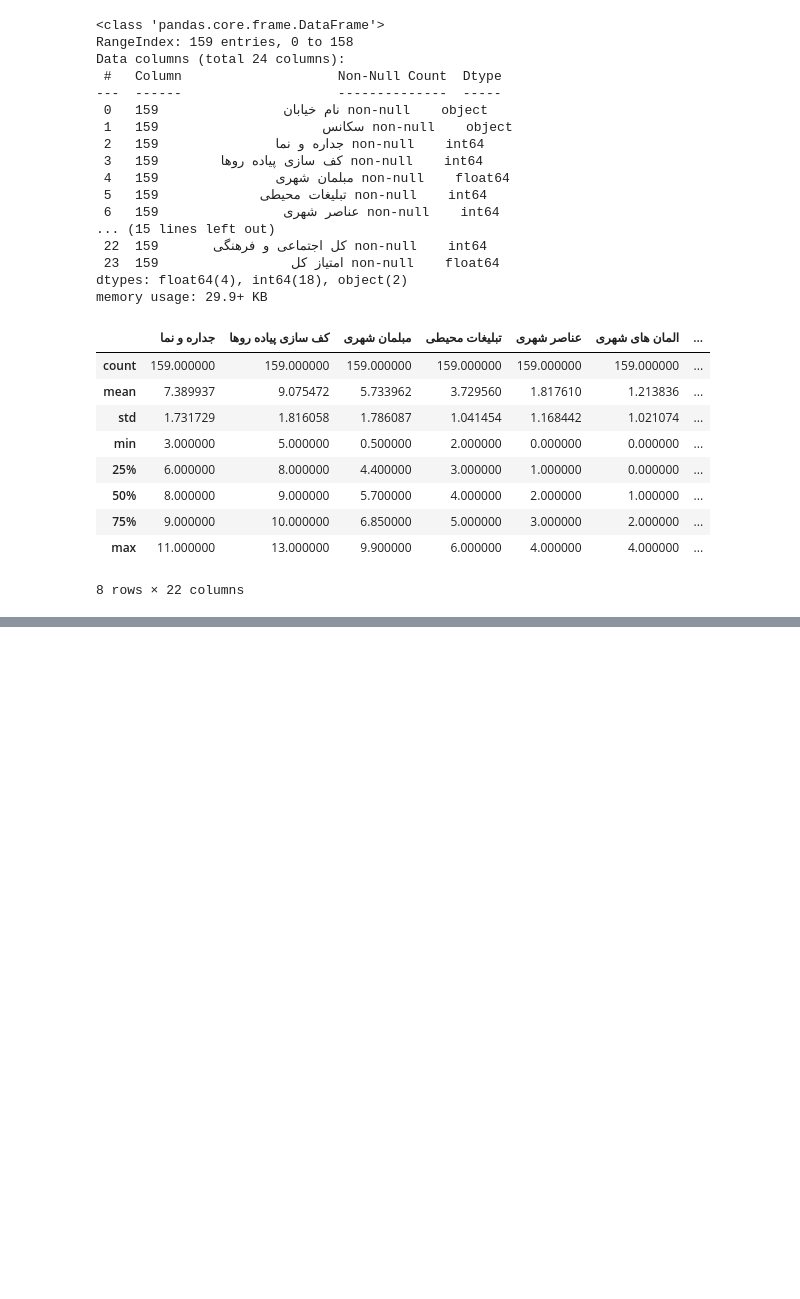
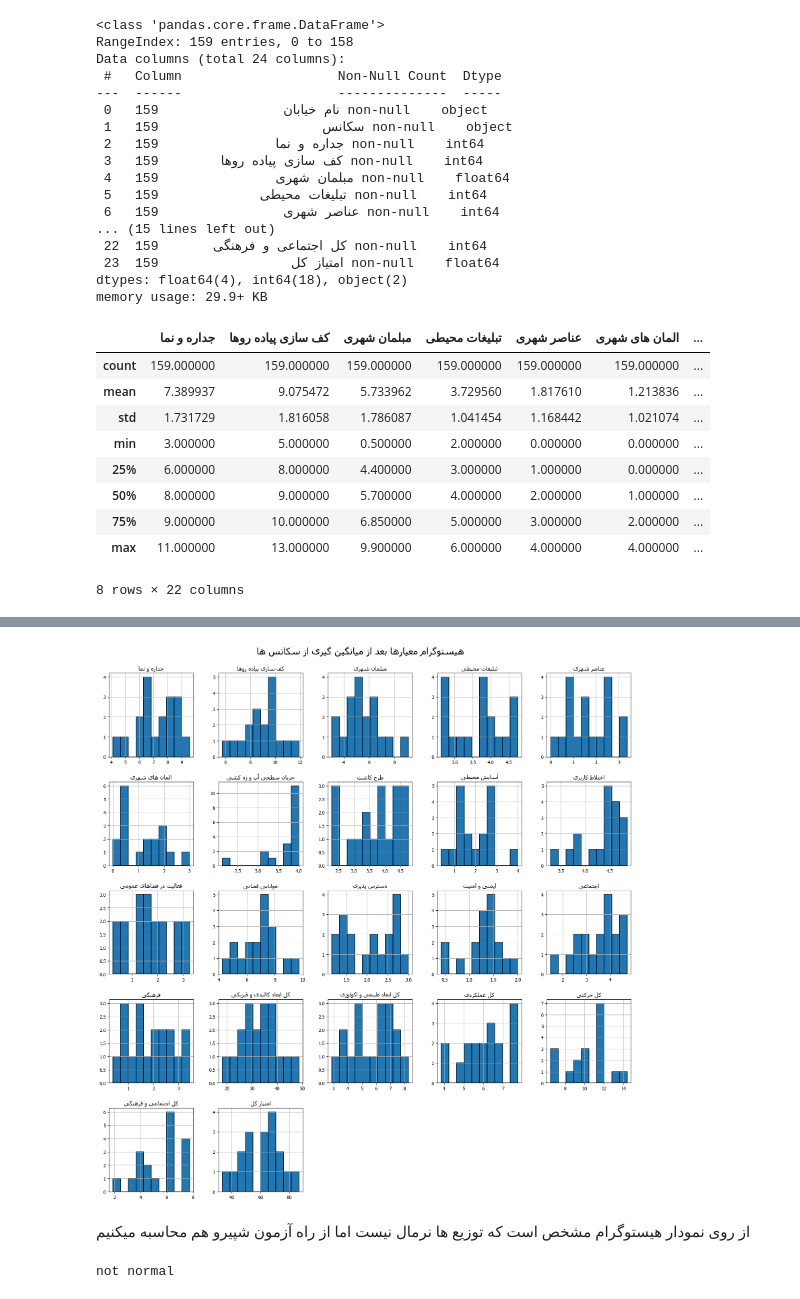
Before and after one commit to AlmaRadman/shiraz-data-analytics-project, a Jupyter notebook: code.ipynb, the cells around one changed output, grey strips where cells are left out. Saved outputs shown, nothing was run; the diff lists cells and outputs as text; code cells hidden in the pictures; blank space fills up the shorter version.

```diff
--- a/code.ipynb
+++ b/code.ipynb
@@ -35,0 +165,2 @@ memory usage: 29.9+ KB
+# %%
+df.sekans=df.copy(deep=True)
@@ -35,0 +171,23 @@ memory usage: 29.9+ KB
+# %%
+df.sekans=df.groupby('نام خیابان')[numeric_cols].mean().reset_index()
+# %%
+plt.rcParams['font.family'] = 'Tahoma'
+numeric_cols = df.sekans.select_dtypes(include='number').columns
+axes = df.sekans[numeric_cols].hist(edgecolor="black", linewidth=1.2, figsize=(20, 20))
+for ax, col in zip(axes.flatten(), numeric_cols):
+    ax.set_title(get_display(arabic_reshaper.reshape(col)))
+plt.suptitle(get_display(arabic_reshaper.reshape(" هیستوگرام معیارها بعد از میانگین گیری از سکانس ها")), fontsize=20, y=0.92)
+plt.show()
+# %% [output]
+[figure, added]
+# %% [markdown]
+از روی نمودار هیستوگرام مشخص است که توزیع ها نرمال نیست اما از راه آزمون شپیرو هم محاسبه میکنیم
+# %%
+from scipy.stats import shapiro
+stat, p = shapiro(df.sekans[numeric_cols])
+if p > 0.05:
+    print("normal")
+else:
+    print("not normal")
+# %% [output]
+not normal
```
Also changed, not shown: parts of 55 cells of this notebook, 1 other file.
